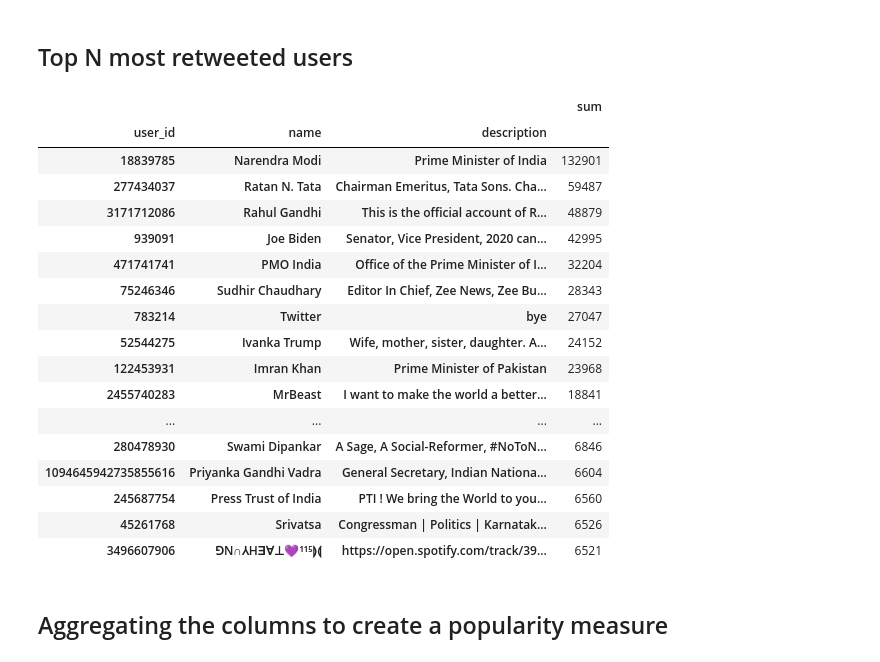
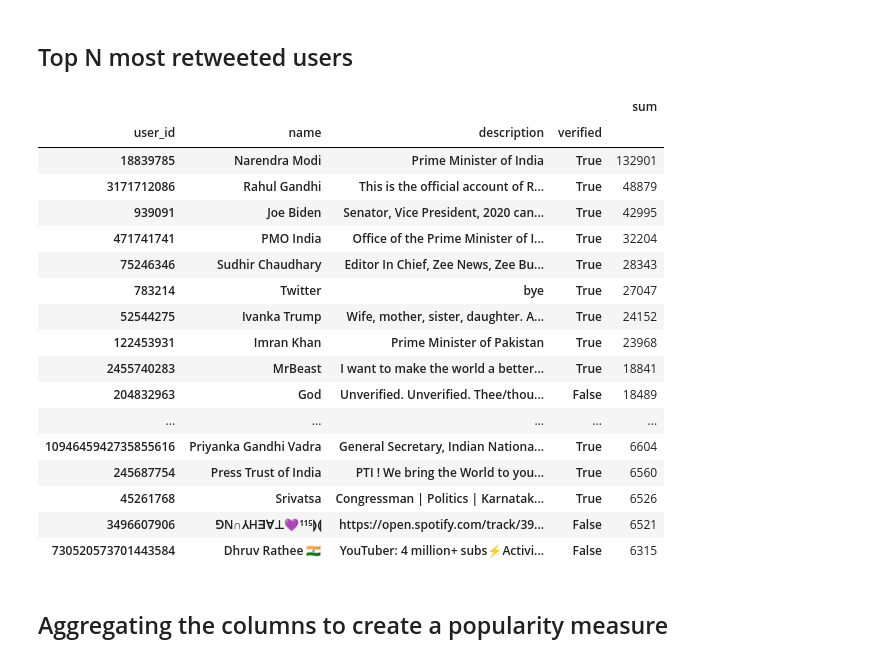
Before and after one commit to ancilcrayton/solve-iwmi, a Jupyter notebook: notebooks/4.1-km-user-zstc-analysis.ipynb, the cells around one changed output. Saved outputs shown, nothing was run; the diff lists cells and outputs as text; code cells hidden in the pictures.

```diff
--- a/notebooks/4.1-km-user-zstc-analysis.ipynb
+++ b/notebooks/4.1-km-user-zstc-analysis.ipynb
@@ -31,5 +32,5 @@ THRESHOLD = 0.7
 # %%
-ed_df = ed.DataFrame('localhost', 'twitter', columns=['user_id', 'name', 'description', 'full_text_processed', 'verified', 'location', 'retweet_count', 'followers_count', 'sentiment'])
+ed_df = ed.DataFrame('localhost', 'twitter')
 
 # defining the full-text query we need: Retrieving records for full_text_processed with the condition is_retweet=False and is_quote_status=False
 
@@ -43,6 +44,7 @@ query_unique = {
         },
     }
 }
+
 # using full-text search capabilities with Eland:
 df_ed = ed_df.es_query(query_unique)
-df_tweets = df_ed.to_pandas()
+df_ed = df_ed.to_pandas()
@@ -51,3 +51,8 @@ df_tweets = df_ed.to_pandas()
+# %%
+columns = ['user_id', 'name', 'description', 'verified', 'full_text_trans', 'full_text_processed', 'pov', 'topics', 'retweet_count', 'sentiment', 'location', 'followers_count']
+df_tweets = df_ed[columns]
+df_tweets['length'] = df_tweets['full_text_processed'].apply(lambda x: len([w for w in x.split()]))
+df_tweets = df_tweets[df_tweets['topics'].notna() & df_tweets['full_text_trans'].notna()]
 # %%
 df_tweets.head()
 # %% [output]
@@ -61,26 +66,26 @@ df_tweets.head()
 ## Top N most retweeted users
 # %%
 N = 50
-df_tweets.groupby(['user_id', 'name', 'description'])['retweet_count'].agg({'sum'}).nlargest(N, 'sum')
+df_tweets.groupby(['user_id', 'name', 'description', 'verified'])['retweet_count'].agg({'sum'}).nlargest(N, 'sum')
 # %% [output]
-|  |  |  | sum |
-| user_id | name | description |  |
-| 18839785 | Narendra Modi | Prime Minister of India | 132901 |
-| 277434037 | Ratan N. Tata | Chairman Emeritus, Tata Sons. Cha... | 59487 |
-| 3171712086 | Rahul Gandhi | This is the official account of R... | 48879 |
-| 939091 | Joe Biden | Senator, Vice President, 2020 can... | 42995 |
-| 471741741 | PMO India | Office of the Prime Minister of I... | 32204 |
-| 75246346 | Sudhir Chaudhary | Editor In Chief, Zee News, Zee Bu... | 28343 |
-| 783214 | Twitter | bye | 27047 |
-| 52544275 | Ivanka Trump | Wife, mother, sister, daughter. A... | 24152 |
-| 122453931 | Imran Khan | Prime Minister of Pakistan | 23968 |
-| 2455740283 | MrBeast | I want to make the world a better... | 18841 |
-| ... | ... | ... | ... |
-| 280478930 | Swami Dipankar | A Sage, A Social-Reformer, #NoToN... | 6846 |
-| 1094645942735855616 | Priyanka Gandhi Vadra | General Secretary, Indian Nationa... | 6604 |
-| 245687754 | Press Trust of India | PTI ! We bring the World to you... | 6560 |
-| 45261768 | Srivatsa | Congressman | Politics | Karnatak... | 6526 |
-| 3496607906 | ⅁N∩⅄HƎ∀⊥💜¹¹⁵⟭⟬ | https://open.spotify.com/track/39... | 6521 |
+|  |  |  |  | sum |
+| user_id | name | description | verified |  |
+| 18839785 | Narendra Modi | Prime Minister of India | True | 132901 |
+| 3171712086 | Rahul Gandhi | This is the official account of R... | True | 48879 |
+| 939091 | Joe Biden | Senator, Vice President, 2020 can... | True | 42995 |
+| 471741741 | PMO India | Office of the Prime Minister of I... | True | 32204 |
+| 75246346 | Sudhir Chaudhary | Editor In Chief, Zee News, Zee Bu... | True | 28343 |
+| 783214 | Twitter | bye | True | 27047 |
+| 52544275 | Ivanka Trump | Wife, mother, sister, daughter. A... | True | 24152 |
+| 122453931 | Imran Khan | Prime Minister of Pakistan | True | 23968 |
+| 2455740283 | MrBeast | I want to make the world a better... | True | 18841 |
+| 204832963 | God | Unverified. Unverified. Thee/thou... | False | 18489 |
+| ... | ... | ... | ... | ... |
+| 1094645942735855616 | Priyanka Gandhi Vadra | General Secretary, Indian Nationa... | True | 6604 |
+| 245687754 | Press Trust of India | PTI ! We bring the World to you... | True | 6560 |
+| 45261768 | Srivatsa | Congressman | Politics | Karnatak... | True | 6526 |
+| 3496607906 | ⅁N∩⅄HƎ∀⊥💜¹¹⁵⟭⟬ | https://open.spotify.com/track/39... | False | 6521 |
+| 730520573701443584 | Dhruv Rathee 🇮🇳 | YouTuber: 4 million+ subs⚡️Activi... | False | 6315 |
 # %% [markdown]
 ## Aggregating the columns to create a popularity measure
 # %%
```
Also changed, not shown: parts of 23 cells of this notebook, 3 other files.
